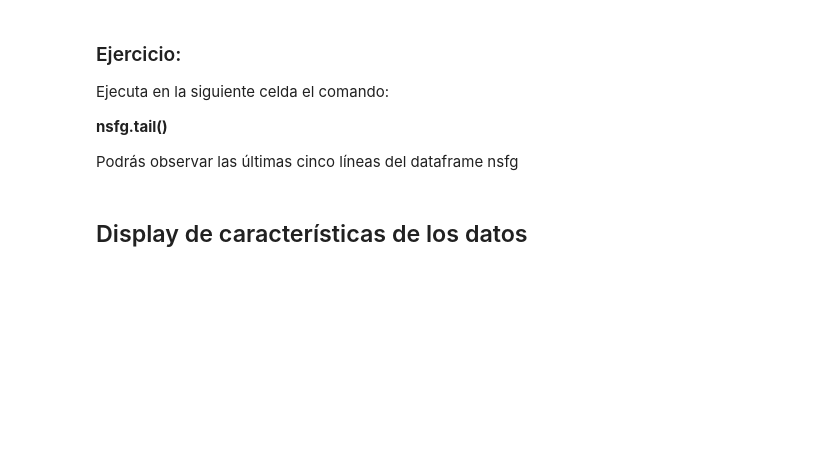
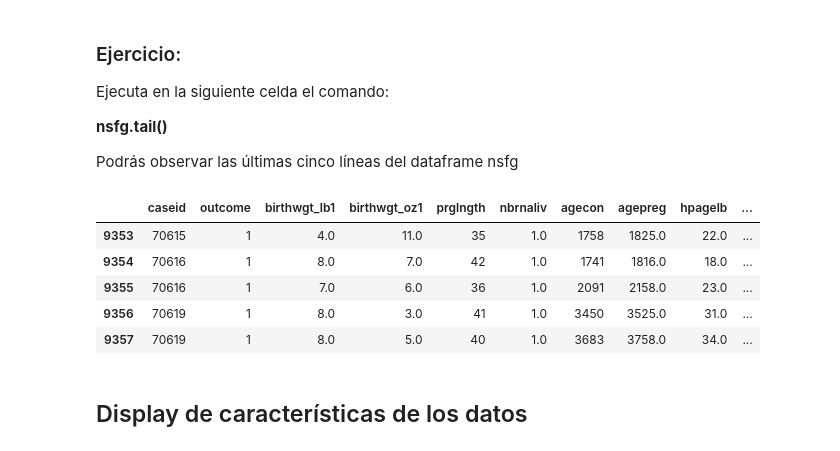
Before and after one commit to mcorbach/Machine-Learning-Ed.-Digital---Nov21, a Jupyter notebook: Machine_Learning_Chapter2_EDA.ipynb, the cells around one changed output. Drawn from its saved outputs; the diff is of its cells as text; code cells hidden in the pictures; blank space fills up the shorter version.

```diff
--- a/Machine_Learning_Chapter2_EDA.ipynb
+++ b/Machine_Learning_Chapter2_EDA.ipynb
@@ -54,6 +54,15 @@ Ejecuta en la siguiente celda el comando:
 Podrás observar las últimas cinco líneas del dataframe nsfg
 # %%
 # cuáles son las últimas cinco líneas del dataframe nsfg?
+
+nsfg.tail()
+# %% [output]
+|  | caseid | outcome | birthwgt_lb1 | birthwgt_oz1 | prglngth | nbrnaliv | agecon | agepreg | hpagelb | ... |
+| 9353 | 70615 | 1 | 4.0 | 11.0 | 35 | 1.0 | 1758 | 1825.0 | 22.0 | ... |
+| 9354 | 70616 | 1 | 8.0 | 7.0 | 42 | 1.0 | 1741 | 1816.0 | 18.0 | ... |
+| 9355 | 70616 | 1 | 7.0 | 6.0 | 36 | 1.0 | 2091 | 2158.0 | 23.0 | ... |
+| 9356 | 70619 | 1 | 8.0 | 3.0 | 41 | 1.0 | 3450 | 3525.0 | 31.0 | ... |
+| 9357 | 70619 | 1 | 8.0 | 5.0 | 40 | 1.0 | 3683 | 3758.0 | 34.0 | ... |
 # %% [markdown]
 ## Display de características de los datos
 # %%
```
